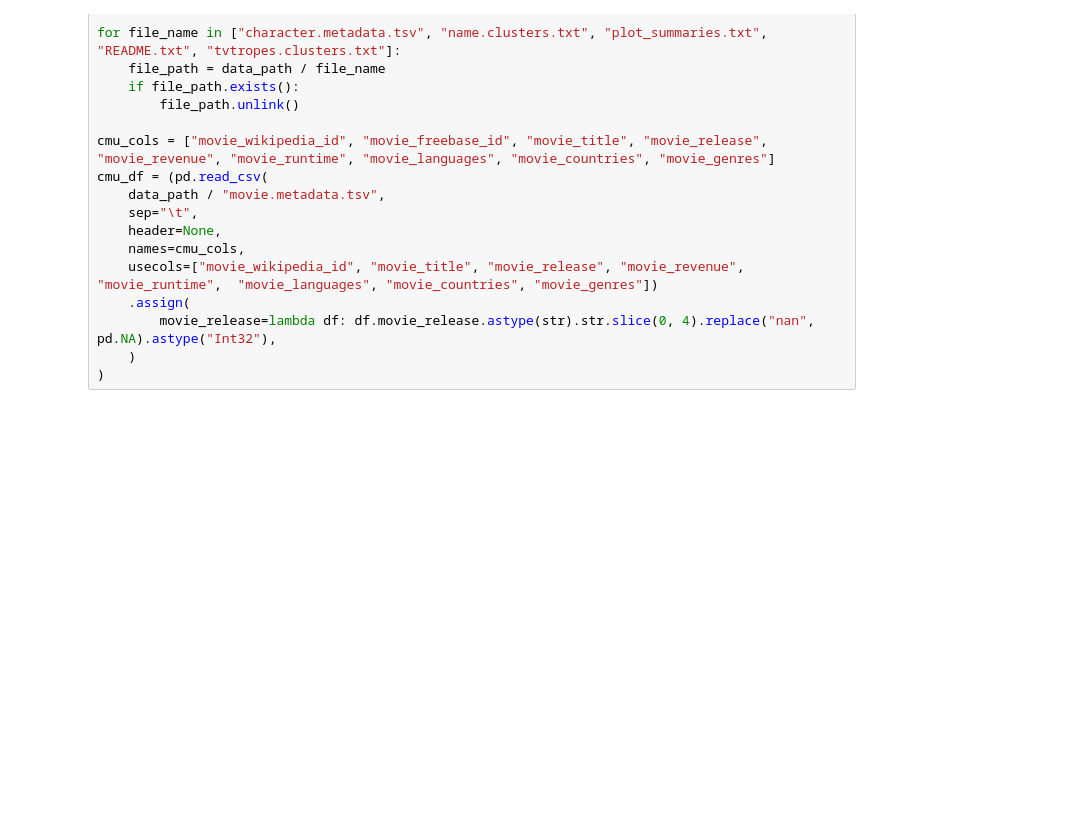
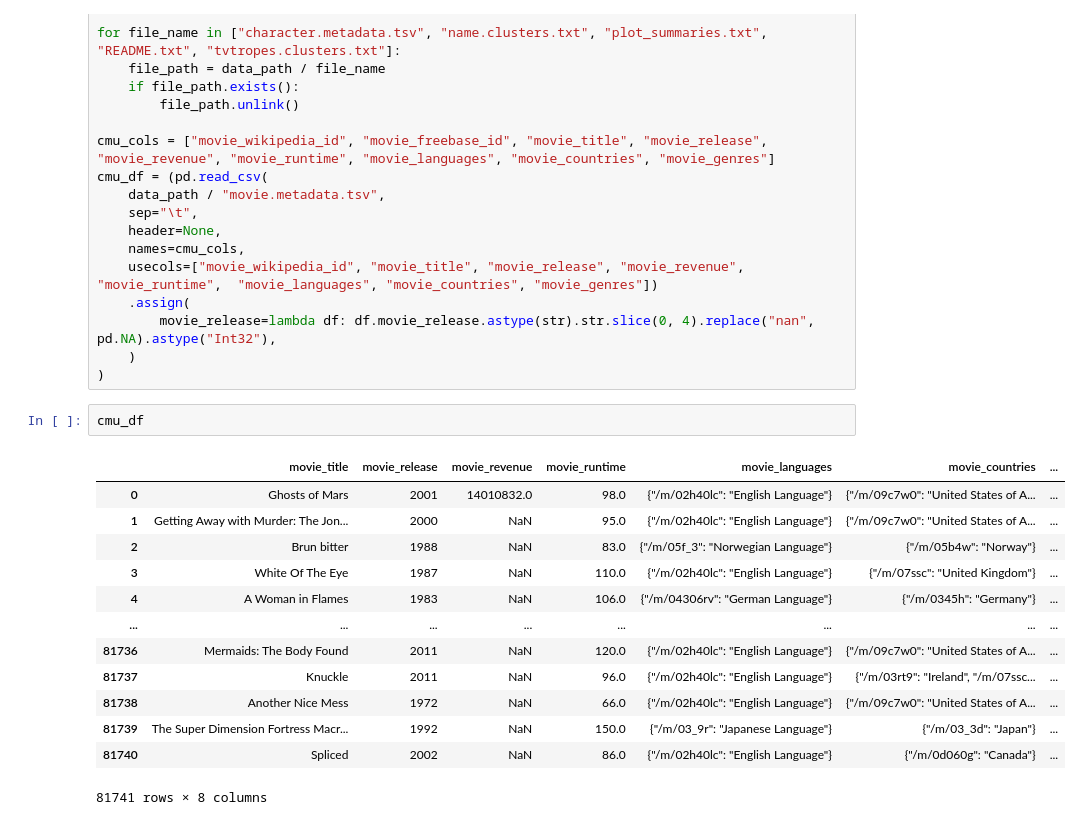
Before and after one commit to emilybae2025/Book-to-Film-Success-Prediction-Model, a Jupyter notebook: data/data.ipynb, the cells around one changed output. Cells and saved outputs as stored; diff of their text form; blank space fills up the shorter version.

```diff
--- a/data/data.ipynb
+++ b/data/data.ipynb
@@ -33,3 +33,19 @@ cmu_df = (pd.read_csv(
         movie_release=lambda df: df.movie_release.astype(str).str.slice(0, 4).replace("nan", pd.NA).astype("Int32"),
     )
 )
+# %%
+cmu_df
+# %% [output]
+|  | movie_title | movie_release | movie_revenue | movie_runtime | movie_languages | movie_countries | ... |
+| 0 | Ghosts of Mars | 2001 | 14010832.0 | 98.0 | {"/m/02h40lc": "English Language"} | {"/m/09c7w0": "United States of A... | ... |
+| 1 | Getting Away with Murder: The Jon... | 2000 | NaN | 95.0 | {"/m/02h40lc": "English Language"} | {"/m/09c7w0": "United States of A... | ... |
+| 2 | Brun bitter | 1988 | NaN | 83.0 | {"/m/05f_3": "Norwegian Language"} | {"/m/05b4w": "Norway"} | ... |
+| 3 | White Of The Eye | 1987 | NaN | 110.0 | {"/m/02h40lc": "English Language"} | {"/m/07ssc": "United Kingdom"} | ... |
+| 4 | A Woman in Flames | 1983 | NaN | 106.0 | {"/m/04306rv": "German Language"} | {"/m/0345h": "Germany"} | ... |
+| ... | ... | ... | ... | ... | ... | ... | ... |
+| 81736 | Mermaids: The Body Found | 2011 | NaN | 120.0 | {"/m/02h40lc": "English Language"} | {"/m/09c7w0": "United States of A... | ... |
+| 81737 | Knuckle | 2011 | NaN | 96.0 | {"/m/02h40lc": "English Language"} | {"/m/03rt9": "Ireland", "/m/07ssc... | ... |
+| 81738 | Another Nice Mess | 1972 | NaN | 66.0 | {"/m/02h40lc": "English Language"} | {"/m/09c7w0": "United States of A... | ... |
+| 81739 | The Super Dimension Fortress Macr... | 1992 | NaN | 150.0 | {"/m/03_9r": "Japanese Language"} | {"/m/03_3d": "Japan"} | ... |
+| 81740 | Spliced | 2002 | NaN | 86.0 | {"/m/02h40lc": "English Language"} | {"/m/0d060g": "Canada"} | ... |
+81741 rows × 8 columns
```
Also changed, not shown: parts of 2 cells of this notebook.
